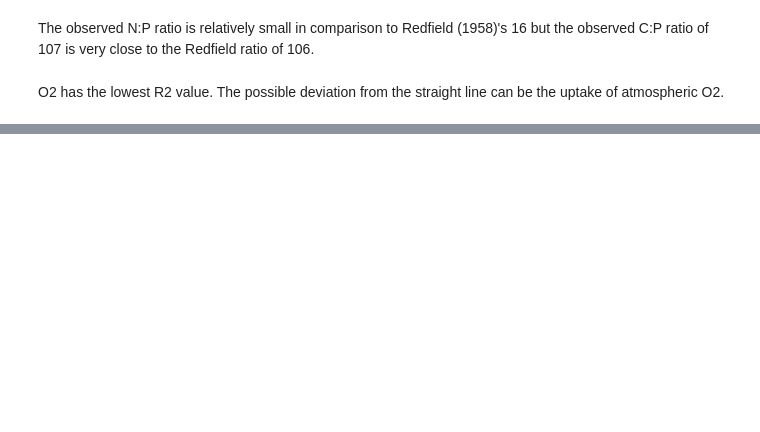
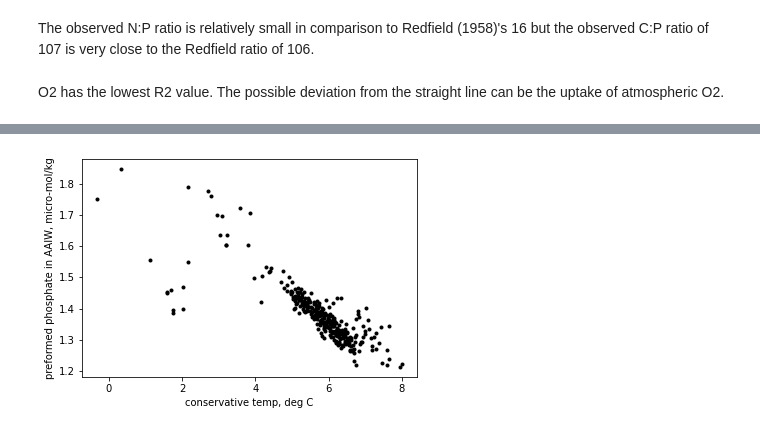
Before and after one commit to takaito1/easX305, a Jupyter notebook: HW_Redfield_Ratio.ipynb, the cells around one changed output, grey strips where cells are left out. Cells and saved outputs as stored; diff of their text form; code cells hidden in the pictures; blank space fills up the shorter version.

```diff
--- a/HW_Redfield_Ratio.ipynb
+++ b/HW_Redfield_Ratio.ipynb
@@ -188,0 +191,9 @@ AOU:P ratio is 169.95 and R2 value is 0.94
+# %%
+# calculate preformed phosphate
+ppre = po4 - AOU/a_aou
+plt.plot(ct[ind],ppre[ind],'k.')
+plt.xlabel('conservative temp, deg C')
+plt.ylabel('preformed phosphate in AAIW, micro-mol/kg')
+plt.show()
+# %% [output]
+[figure, added]
```
Also changed, not shown: parts of 7 cells of this notebook.
